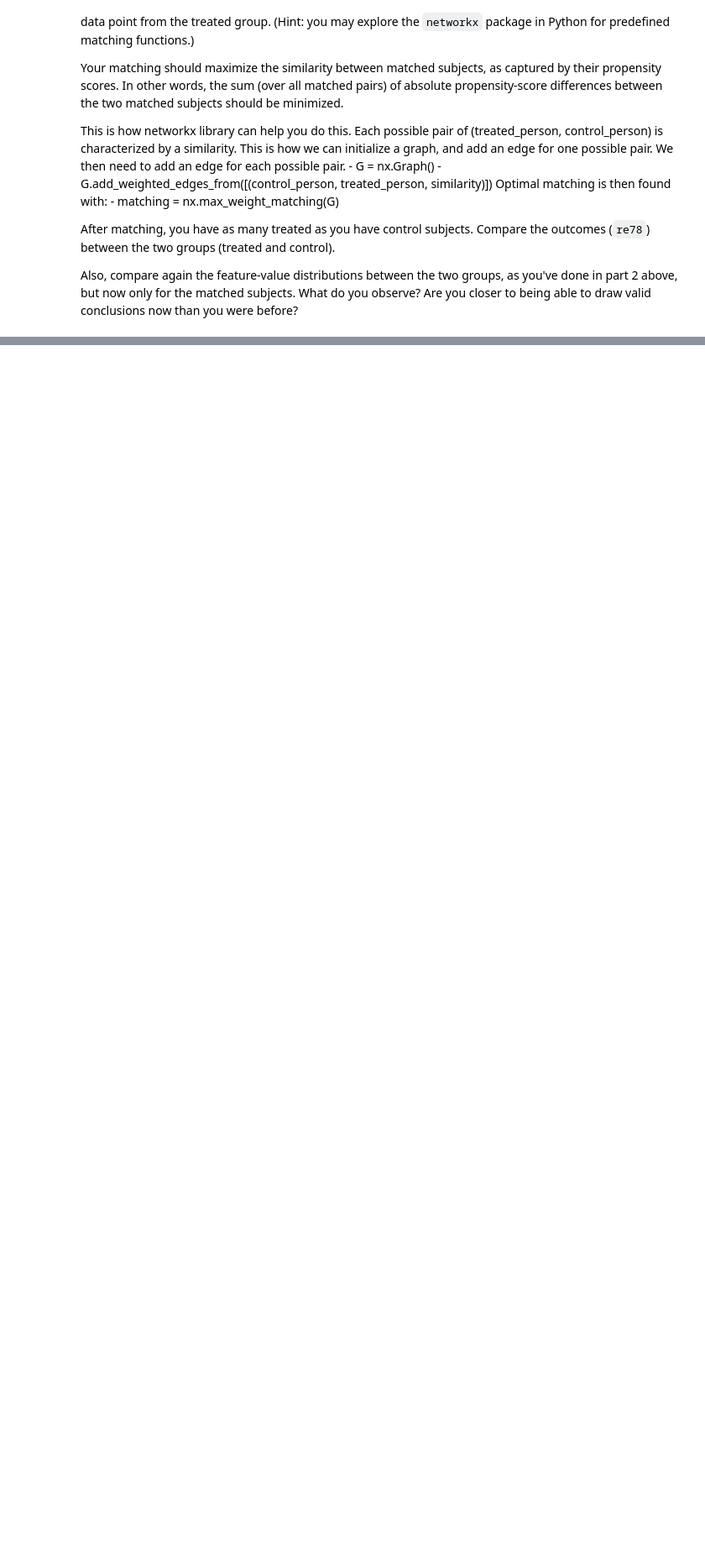
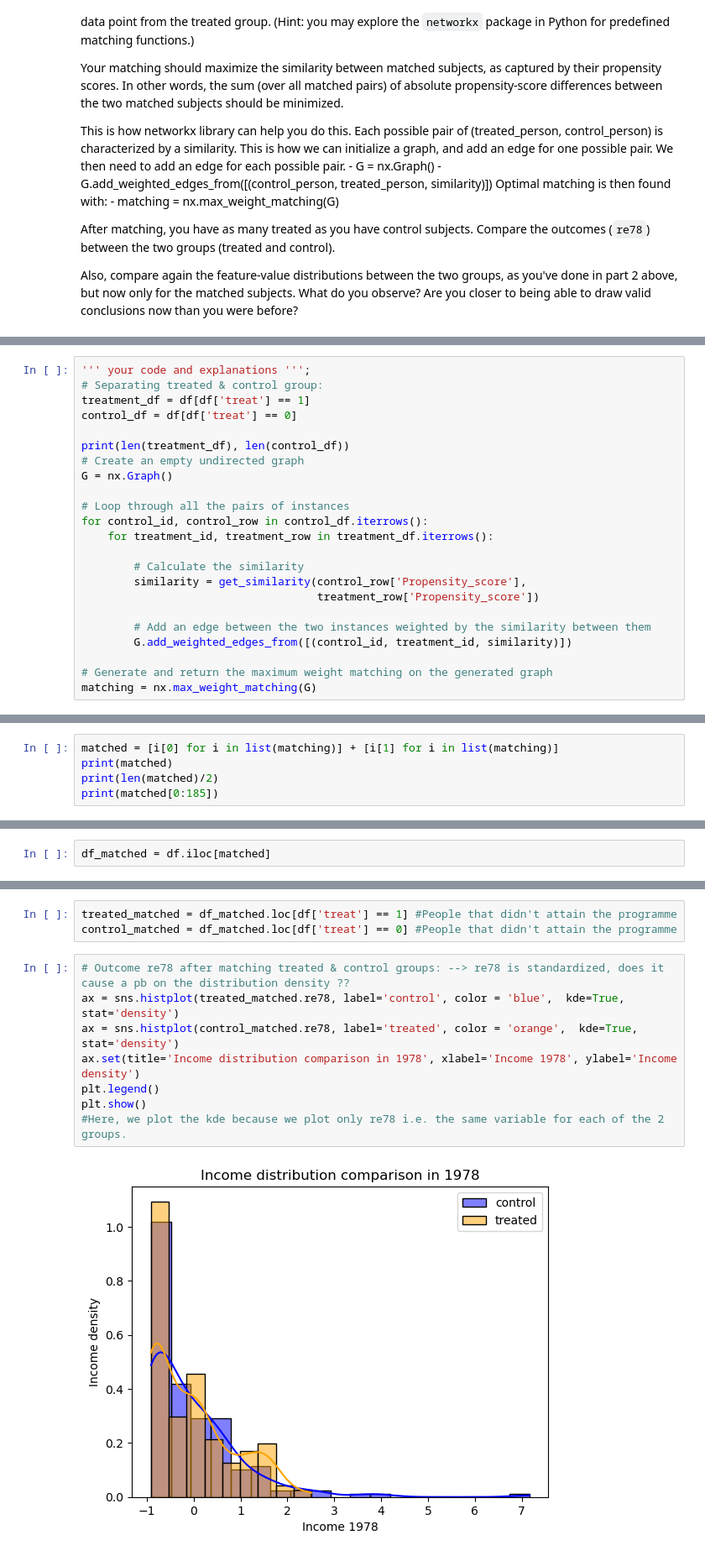
Before and after one commit to CamilleDelgrange/2022, a Jupyter notebook: Tutorials/05 - Observational studies/Observational studies exercise_cam.ipynb, the cells around one changed output, grey strips where cells are left out. Shown at 84% size. Drawn from its saved outputs; the diff is of its cells as text; blank space fills up the shorter version.

```diff
--- a/Tutorials/05 - Observational studies/Observational studies exercise_cam.ipynb
+++ b/Tutorials/05 - Observational studies/Observational studies exercise_cam.ipynb
@@ -326,0 +337,23 @@ Are you closer to being able to draw valid conclusions now than you were before?
+# %%
+''' your code and explanations ''';
+# Separating treated & control group:
+treatment_df = df[df['treat'] == 1]
+control_df = df[df['treat'] == 0]
+
+print(len(treatment_df), len(control_df))
+# Create an empty undirected graph
+G = nx.Graph()
+
+# Loop through all the pairs of instances
+for control_id, control_row in control_df.iterrows():
+    for treatment_id, treatment_row in treatment_df.iterrows():
+
+        # Calculate the similarity
+        similarity = get_similarity(control_row['Propensity_score'],
+                                    treatment_row['Propensity_score'])
+
+        # Add an edge between the two instances weighted by the similarity between them
+        G.add_weighted_edges_from([(control_id, treatment_id, similarity)])
+
+# Generate and return the maximum weight matching on the generated graph
+matching = nx.max_weight_matching(G)
@@ -326,0 +369,5 @@ Are you closer to being able to draw valid conclusions now than you were before?
+# %%
+matched = [i[0] for i in list(matching)] + [i[1] for i in list(matching)]
+print(matched)
+print(len(matched)/2)
+print(matched[0:185])
@@ -326,0 +378,2 @@ Are you closer to being able to draw valid conclusions now than you were before?
+# %%
+df_matched = df.iloc[matched]
@@ -326,0 +396,13 @@ Are you closer to being able to draw valid conclusions now than you were before?
+# %%
+treated_matched = df_matched.loc[df['treat'] == 1] #People that didn't attain the programme
+control_matched = df_matched.loc[df['treat'] == 0] #People that didn't attain the programme
+# %%
+# Outcome re78 after matching treated & control groups: --> re78 is standardized, does it cause a pb on the distribution density ??
+ax = sns.histplot(treated_matched.re78, label='control', color = 'blue',  kde=True, stat='density')
+ax = sns.histplot(control_matched.re78, label='treated', color = 'orange',  kde=True, stat='density')
+ax.set(title='Income distribution comparison in 1978', xlabel='Income 1978', ylabel='Income density')
+plt.legend()
+plt.show()
+#Here, we plot the kde because we plot only re78 i.e. the same variable for each of the 2 groups.
+# %% [output]
+[figure, added]
```
Also changed, not shown: parts of 21 cells of this notebook.
